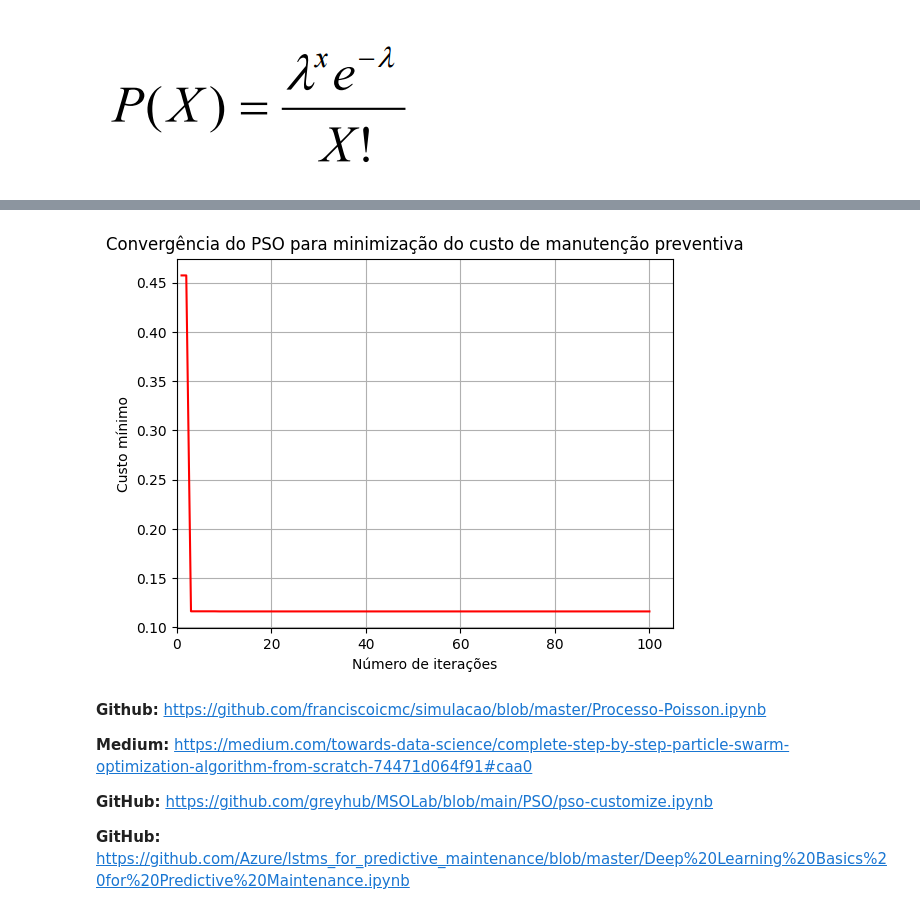
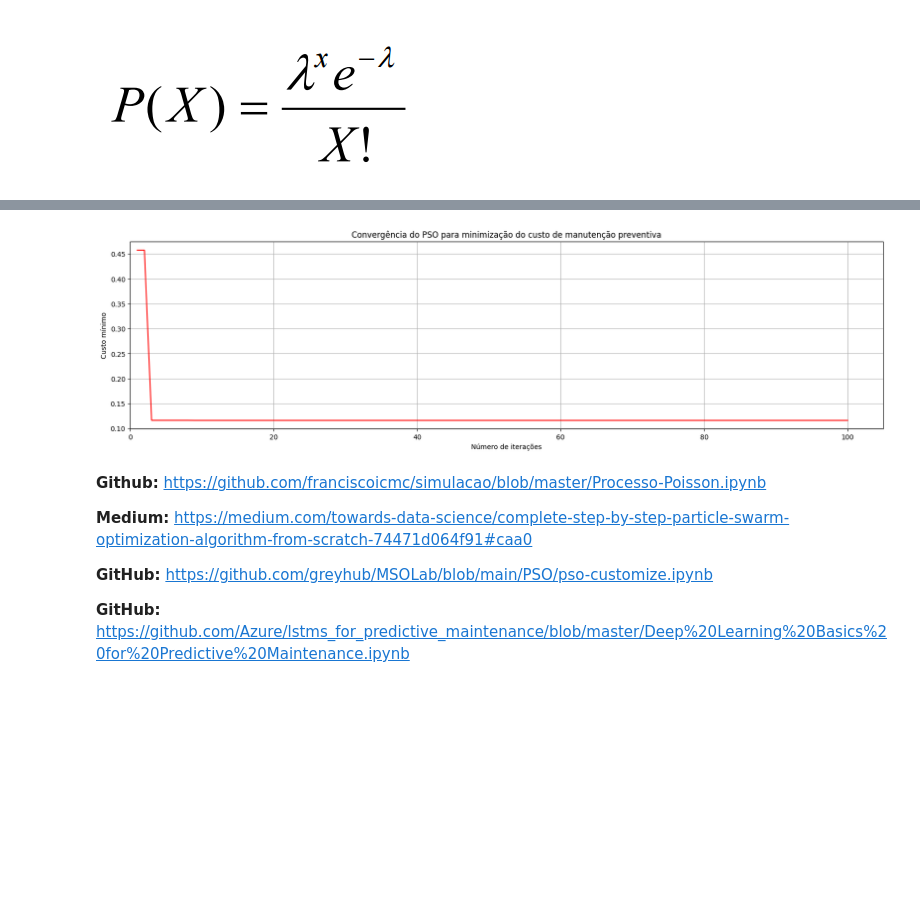
Before and after one commit to uervitonsantos/Algoritmo-PSO-para-otimiza-o-de-custo-de-manuten-o-preventiva, a Jupyter notebook: algoritmo_pso_para_otimiza_o_de_custo_de_manuten_o_preventiva_v4.ipynb, the cells around one changed output, grey strips where cells are left out. Cells and saved outputs as stored; diff of their text form; code cells hidden in the pictures; blank space fills up the shorter version.

```diff
--- a/algoritmo_pso_para_otimiza_o_de_custo_de_manuten_o_preventiva_v4.ipynb
+++ b/algoritmo_pso_para_otimiza_o_de_custo_de_manuten_o_preventiva_v4.ipynb
@@ -211,15 +192,15 @@ Custo mínimo encontrado: 0.11618160727263649
 # %%
 # Plota o gráfico do custo em função do número de iterações
-#fig_verify = plt.figure(figsize=(20, 5))
+fig_verify = plt.figure(figsize=(20, 5))
 plt.plot(range(1, num_iteracoes+1), custo_minimo_iteracoes, color="red")
 plt.xlabel('Número de iterações')
 plt.ylabel('Custo mínimo')
 plt.title('Convergência do PSO para minimização do custo de manutenção preventiva')
 plt.xlim(0)
 plt.grid(True)
 plt.show()
 # %% [output]
-[figure, old version]
+[figure, new version]
 # %% [markdown]
 **Github:** https://github.com/franciscoicmc/simulacao/blob/master/Processo-Poisson.ipynb
 
```
Also changed, not shown: parts of 5 cells of this notebook.
